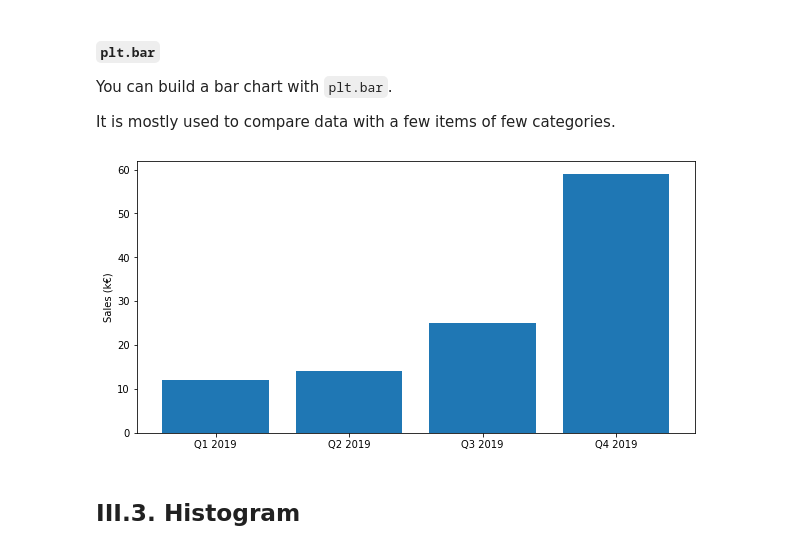
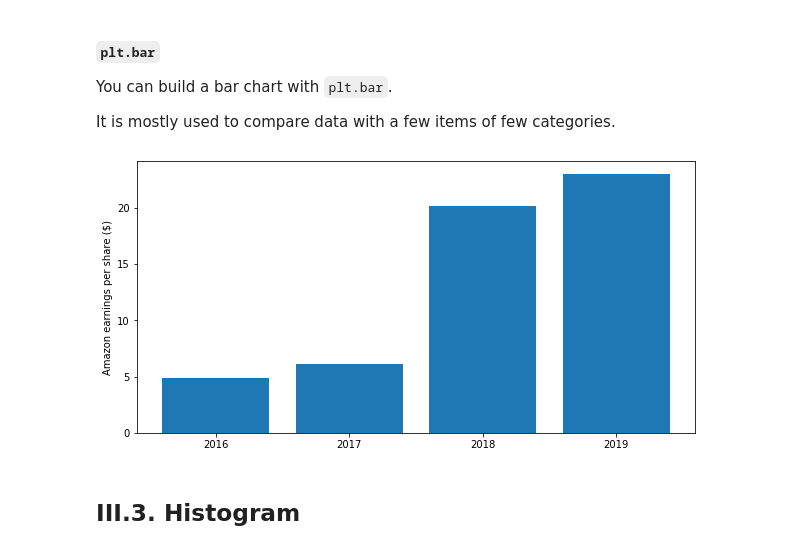
Before and after one commit to vincent-vdb/Edhec_2020_ML_Intro, a Jupyter notebook: 02_Scientific_Computing/02_Data-Visualization.ipynb, the cells around one changed output. Saved outputs shown, nothing was run; the diff lists cells and outputs as text; code cells hidden in the pictures.

```diff
--- a/02_Scientific_Computing/02_Data-Visualization.ipynb
+++ b/02_Scientific_Computing/02_Data-Visualization.ipynb
@@ -264,15 +248,15 @@ It is mostly used to compare data with a few items of few categories.
 # %%
 plt.figure(figsize=(10, 5))
 
-bars = ['Q1 2019', 'Q2 2019', 'Q3 2019', 'Q4 2019']
-sales = [12, 14, 25, 59]
+bars = ['2016', '2017', '2018', '2019']
+sales = [4.9, 6.15, 20.14, 23.01]
 
 plt.bar(x=bars,
         height=sales)
-plt.ylabel("Sales (k€)")
+plt.ylabel("Amazon earnings per share ($)")
 plt.show()
 # %% [output]
-[figure, old version]
+[figure, new version]
 # %% [markdown]
 ## III.3. Histogram
 # %% [markdown]
```
Also changed, not shown: parts of 33 cells of this notebook, 5 other files.
